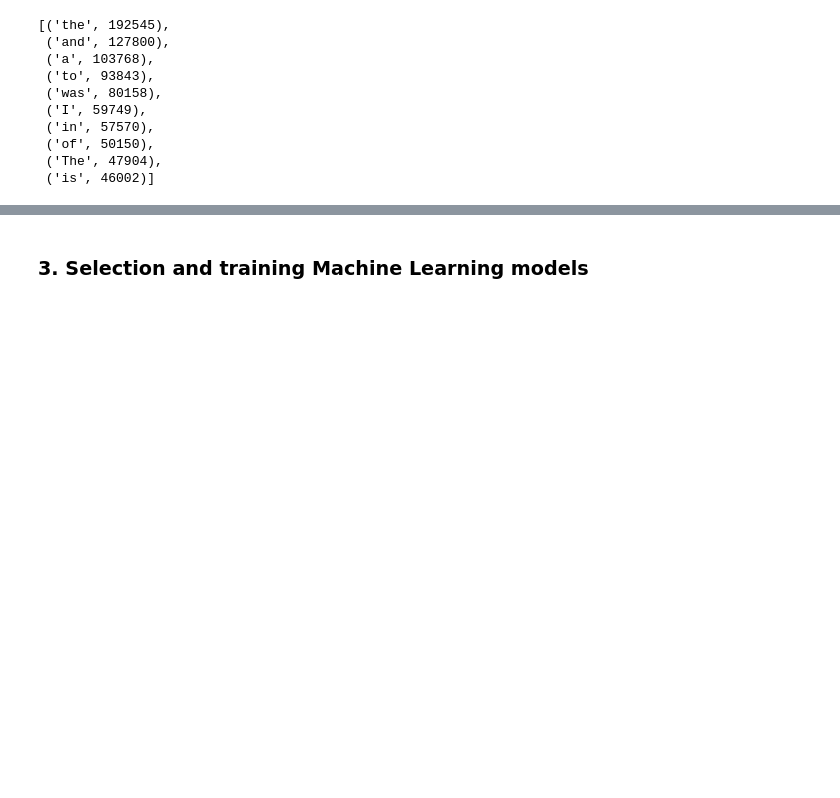
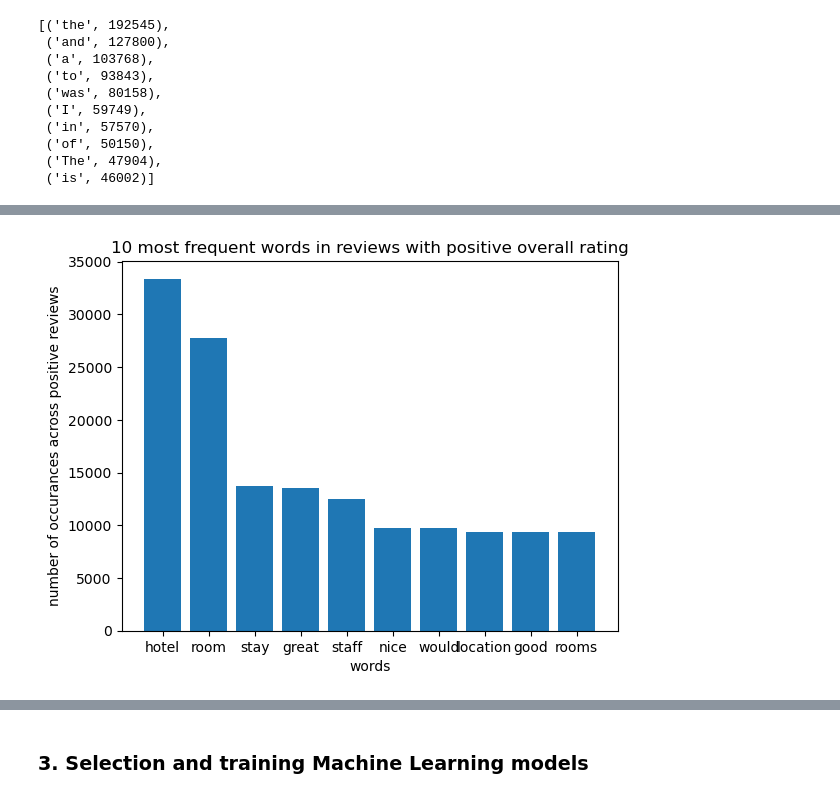
Before and after one commit to ArpanMukhopadhyay/NLP_applied, a Jupyter notebook: assignment1/ANLP_2025_S1_assignment1_a1797378_arpan_version2.ipynb, the cells around one changed output, grey strips where cells are left out. Cells and saved outputs as stored; diff of their text form; code cells hidden in the pictures; blank space fills up the shorter version.

Commit message:
EDA expanded and essentially completed bar lowercasing of text

```diff
--- a/assignment1/ANLP_2025_S1_assignment1_a1797378_arpan_version2.ipynb
+++ b/assignment1/ANLP_2025_S1_assignment1_a1797378_arpan_version2.ipynb
@@ -74,11 +75,13 @@ train_data['text'][0]
 # %% [output]
 'First of all we got there and they didn\'t have the room we booked; did not pay us the difference from the room we booked to the cheaper one they gave us. STAFF took forever to address our problem, n ...
 # %%
+#omitting lowercase for now
 def clean_text(text):
     if isinstance(text, str):
         text = re.sub(r'[^a-zA-Z0-9\s]','',text)
         text = re.sub(r'[\n\r\t]', ' ',text)
         text = re.sub(r'\s+', ' ', text)
+        text.translate(text.maketrans('', '', string.punctuation)) #added just as a final sanity check if stuff was missed
         return text.strip()
     return ""
 
@@ -87,5 +90,3 @@ train_data['clean_text'] = train_data['text'].apply(clean_text)
 
 test_data['clean_title'] = test_data['title'].apply(clean_text)
 test_data['clean_text'] = test_data['text'].apply(clean_text)
-
-train_data['clean_text'][0]
@@ -205,7 +228,10 @@ print(most_frequent_actual_words)
 # %%
-words, counts = zip(*most_frequent_actual_words)
-plt.bar(words, counts)
-plt.xlabel(f'words')
-plt.ylabel('number of occurances across all reviews')
-plt.title(f'Most frequent words across all reviews')
+def plot_words(words, title_text, y_axis_text):
+    words, counts = zip(*words)
+    plt.bar(words, counts)
+    plt.xlabel('words')
+    plt.ylabel(y_axis_text)
+    plt.title(title_text)
+
+plot_words(most_frequent_actual_words,'Most frequent words across all reviews', 'number of occurances across all reviews')
 # %% [output]
@@ -213 +238,21 @@ Text(0.5, 1.0, 'Most frequent words across all reviews')
 [figure]
+# %%
+def most_common_words_sentiment(N:list):
+    negative_words = []
+    positive_words = []
+    for i in range(len(N)):
+        data = word_tokenize(N['clean_text'][i])
+        rating = int(N['ratings'][i]['overall'])
+        for w in data:
+            if w.lower() in stop_words: continue
+            if rating >= 2.5:
+                positive_words.append(w)
+            else:
+                negative_words.append(w)
+
+    return Counter(positive_words), Counter(negative_words)
+
+positive_review_words, negative_review_words = most_common_words_sentiment(train_data)
+
+print("Most common words in positive reviews: ")
+positive_review_words.most_common(10)
@@ -213,0 +271,4 @@ Text(0.5, 1.0, 'Most frequent words across all reviews')
+# %%
+plot_words(positive_review_words.most_common(10),'10 most frequent words in reviews with positive overall rating', 'number of occurances across positive reviews')
+# %% [output]
+[figure, added]
```
Also changed, not shown: parts of 17 cells of this notebook.
